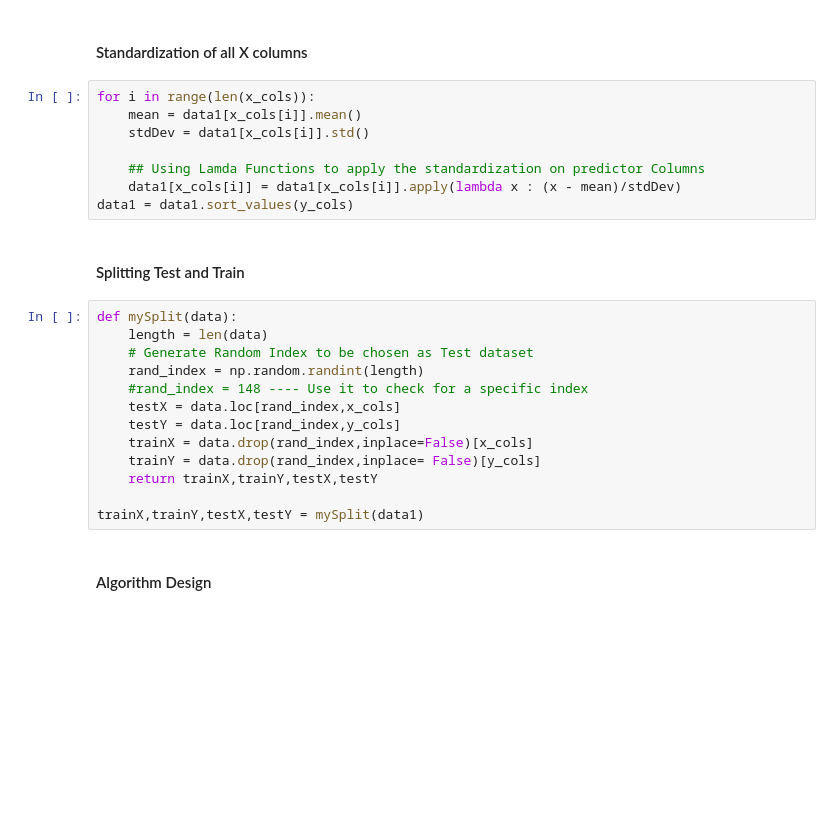
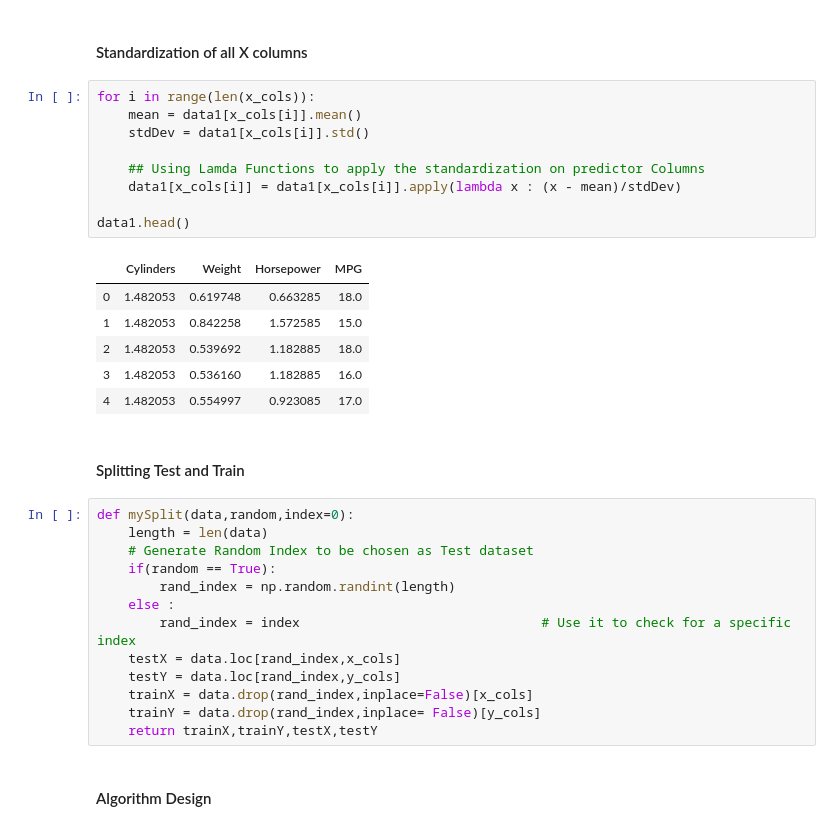
Before and after one commit to nayakanirudha/Modelling-Portfolio, a Jupyter notebook: Regression/kNN/kNN Regression.ipynb, the cells around one changed output. Cells and saved outputs as stored; diff of their text form; blank space fills up the shorter version.

```diff
--- a/Regression/kNN/kNN Regression.ipynb
+++ b/Regression/kNN/kNN Regression.ipynb
@@ -83,26 +83,34 @@ Length of Dataset : 392
 # %%
 for i in range(len(x_cols)):
     mean = data1[x_cols[i]].mean()
     stdDev = data1[x_cols[i]].std()
 
     ## Using Lamda Functions to apply the standardization on predictor Columns
     data1[x_cols[i]] = data1[x_cols[i]].apply(lambda x : (x - mean)/stdDev)
-data1 = data1.sort_values(y_cols)
+
+data1.head()
+# %% [output]
+|  | Cylinders | Weight | Horsepower | MPG |
+| 0 | 1.482053 | 0.619748 | 0.663285 | 18.0 |
+| 1 | 1.482053 | 0.842258 | 1.572585 | 15.0 |
+| 2 | 1.482053 | 0.539692 | 1.182885 | 18.0 |
+| 3 | 1.482053 | 0.536160 | 1.182885 | 16.0 |
+| 4 | 1.482053 | 0.554997 | 0.923085 | 17.0 |
 # %% [markdown]
 #### Splitting Test and Train
 # %%
-def mySplit(data):
+def mySplit(data,random,index=0):
     length = len(data)
     # Generate Random Index to be chosen as Test dataset
-    rand_index = np.random.randint(length)
-    #rand_index = 148 ---- Use it to check for a specific index
+    if(random == True):
+        rand_index = np.random.randint(length)
+    else :
+        rand_index = index                               # Use it to check for a specific index
     testX = data.loc[rand_index,x_cols]
     testY = data.loc[rand_index,y_cols]
     trainX = data.drop(rand_index,inplace=False)[x_cols]
     trainY = data.drop(rand_index,inplace= False)[y_cols]
     return trainX,trainY,testX,testY
-
-trainX,trainY,testX,testY = mySplit(data1)
 # %% [markdown]
 #### Algorithm Design
 # %%
```
Also changed, not shown: parts of 6 cells of this notebook.
